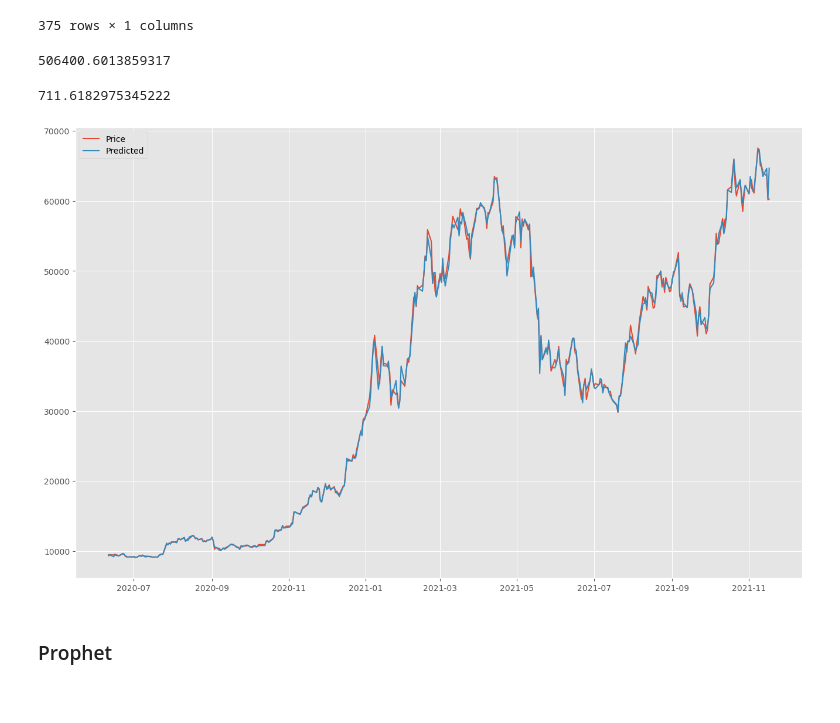
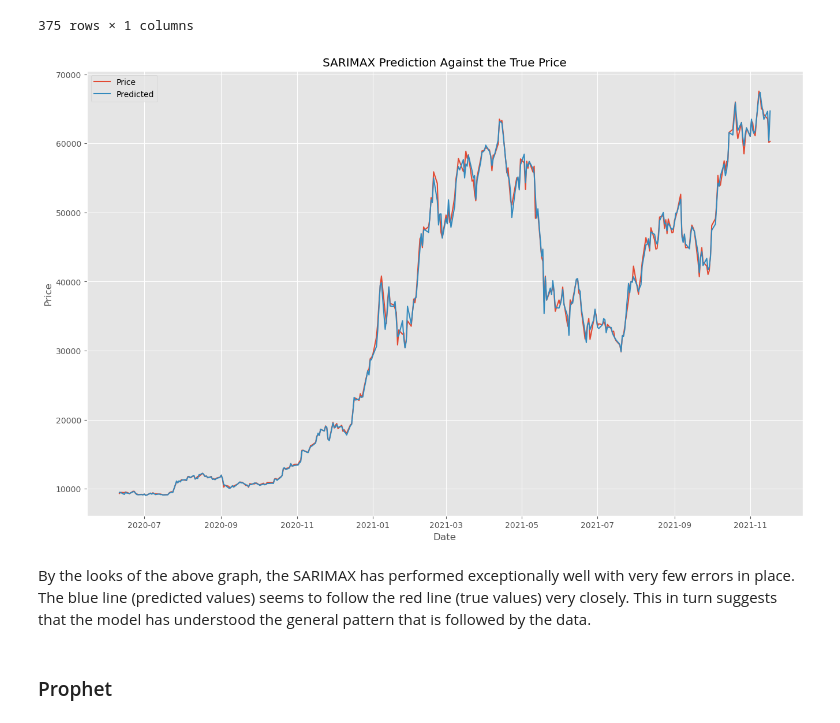
Before and after one commit to coolname101/bitcoin-stock-portfolio, a Jupyter notebook: notebooks/report_notebook.ipynb, the cells around one changed output. Cells and saved outputs as stored; diff of their text form; code cells hidden in the pictures.

Commit message:
Updated notebook until Model Evaluation.

```diff
--- a/notebooks/report_notebook.ipynb
+++ b/notebooks/report_notebook.ipynb
@@ -997,11 +975,3 @@ test['close']
 | 2021-11-16 | 60161.246094 |
 | 2021-11-17 | 60276.031250 |
 375 rows × 1 columns
-# %%
-mean_squared_error(test['close'], sarimax_forecast)
-# %% [output]
-506400.6013859317
-# %%
-root_mean_squared_error(test['close'], sarimax_forecast)
-# %% [output]
-711.6182975345222
@@ -1008,9 +983,15 @@ root_mean_squared_error(test['close'], sarimax_forecast)
 # %%
+# Ploting the true price values against the predicted price values
 plt.plot(test.index, test['close'], label='Price')
 plt.plot(test.index, sarimax_forecast, label='Predicted')
+plt.xlabel('Date')
+plt.ylabel('Price')
+plt.title('SARIMAX Prediction Against the True Price')
 plt.legend()
 plt.show()
 # %% [output]
-[figure, old version]
+[figure, new version]
+# %% [markdown]
+By the looks of the above graph, the SARIMAX has performed exceptionally well with very few errors in place. The blue line (predicted values) seems to follow the red line (true values) very closely. This in turn suggests that the model has understood the general pattern that is followed by the data.
 # %% [markdown]
 ### Prophet
```
Also changed, not shown: parts of 51 cells of this notebook.
